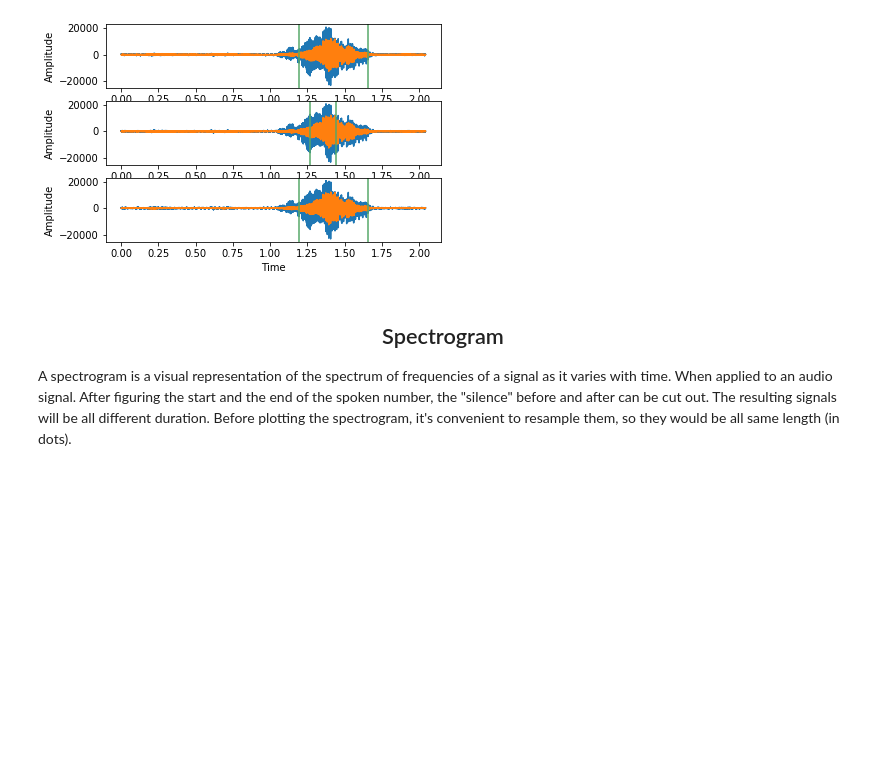
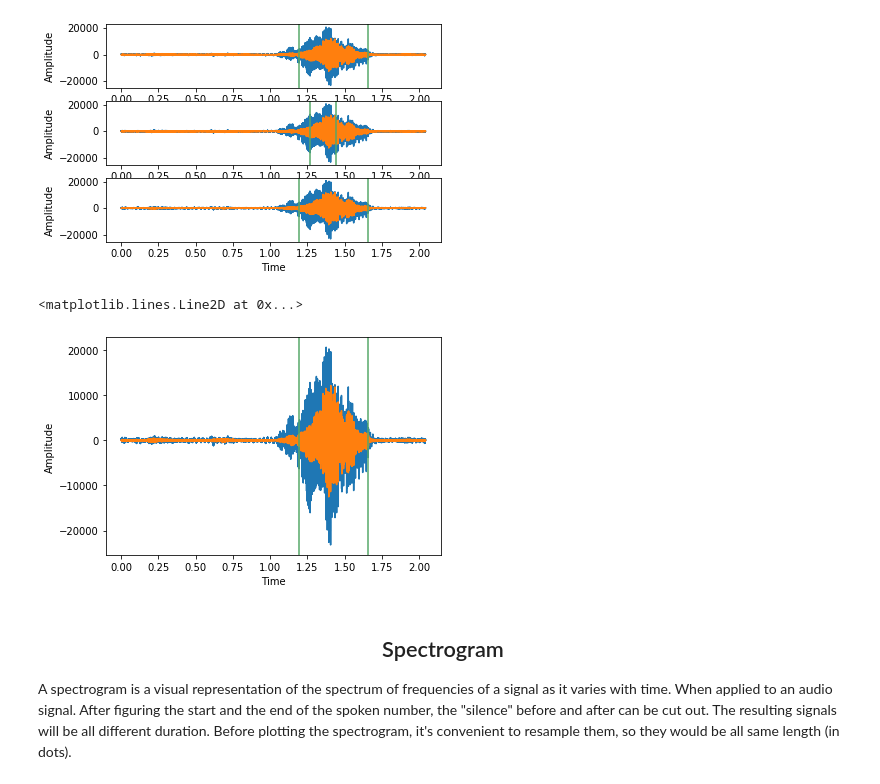
Before and after one commit to ViraTsintsadze/SpeechRecognition, a Jupyter notebook: Saving_into_png_with_explanations1.ipynb, the cells around one changed output. Drawn from its saved outputs; the diff is of its cells as text; code cells hidden in the pictures; blank space fills up the shorter version.

```diff
--- a/Saving_into_png_with_explanations1.ipynb
+++ b/Saving_into_png_with_explanations1.ipynb
@@ -137,6 +137,17 @@ plt.axvline(end_p/SampleRate, c = "#55a868")
 # %% [output]
 <matplotlib.lines.Line2D at 0x...>
 [figure]
+# %%
+ax = sns.lineplot(x='Time', y='value', hue='variable', data=pd.melt(pd_data, ['Time']), legend = False)
+ax.set(ylabel = "Amplitude")
+step = 20
+step_coef = 50
+start_p, end_p = signal_interval(SampleRate, data_f, step, step_coef, file)
+plt.axvline(start_p/SampleRate, c = "#55a868")
+plt.axvline(end_p/SampleRate, c = "#55a868")
+# %% [output]
+<matplotlib.lines.Line2D at 0x...>
+[figure, added]
 # %% [markdown]
 <h2 style="text-align:center;">Spectrogram </h2>
 
```
Also changed, not shown: parts of 3 cells of this notebook, 1 other file.
